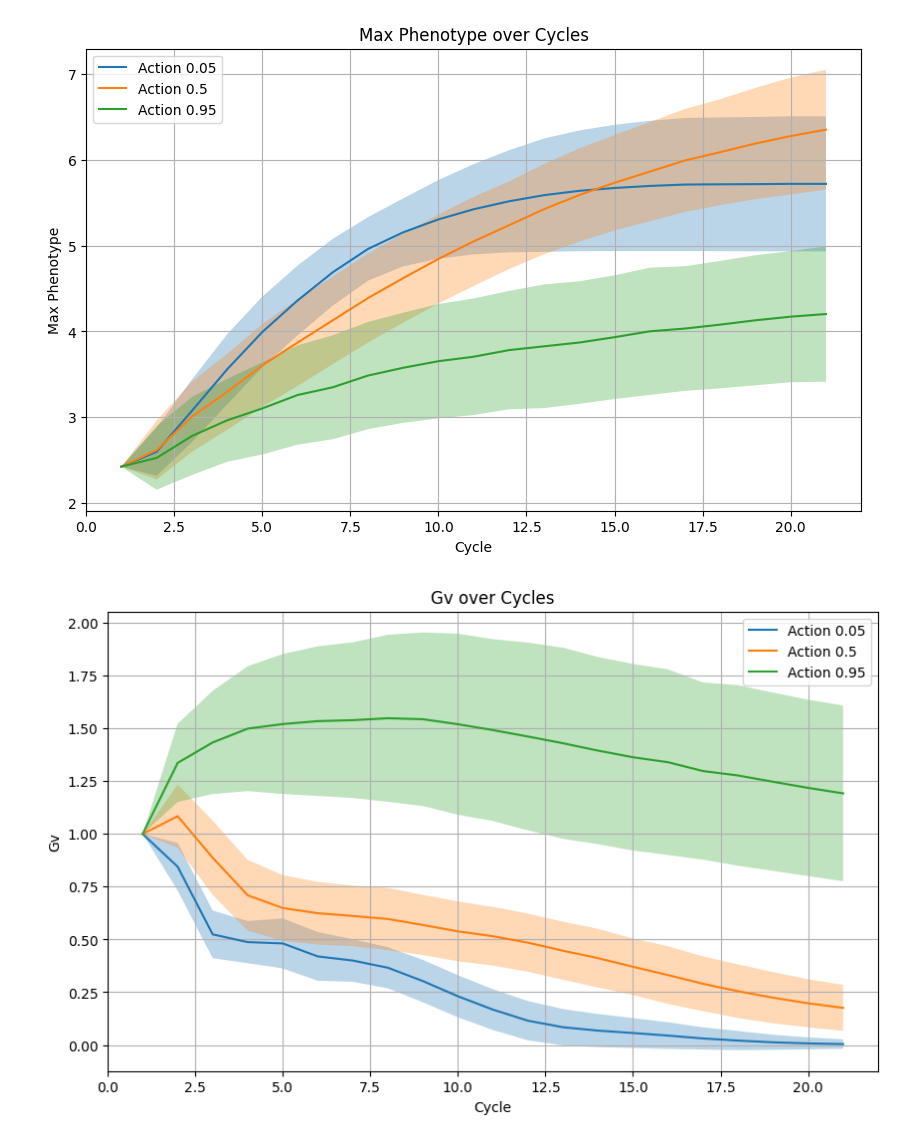
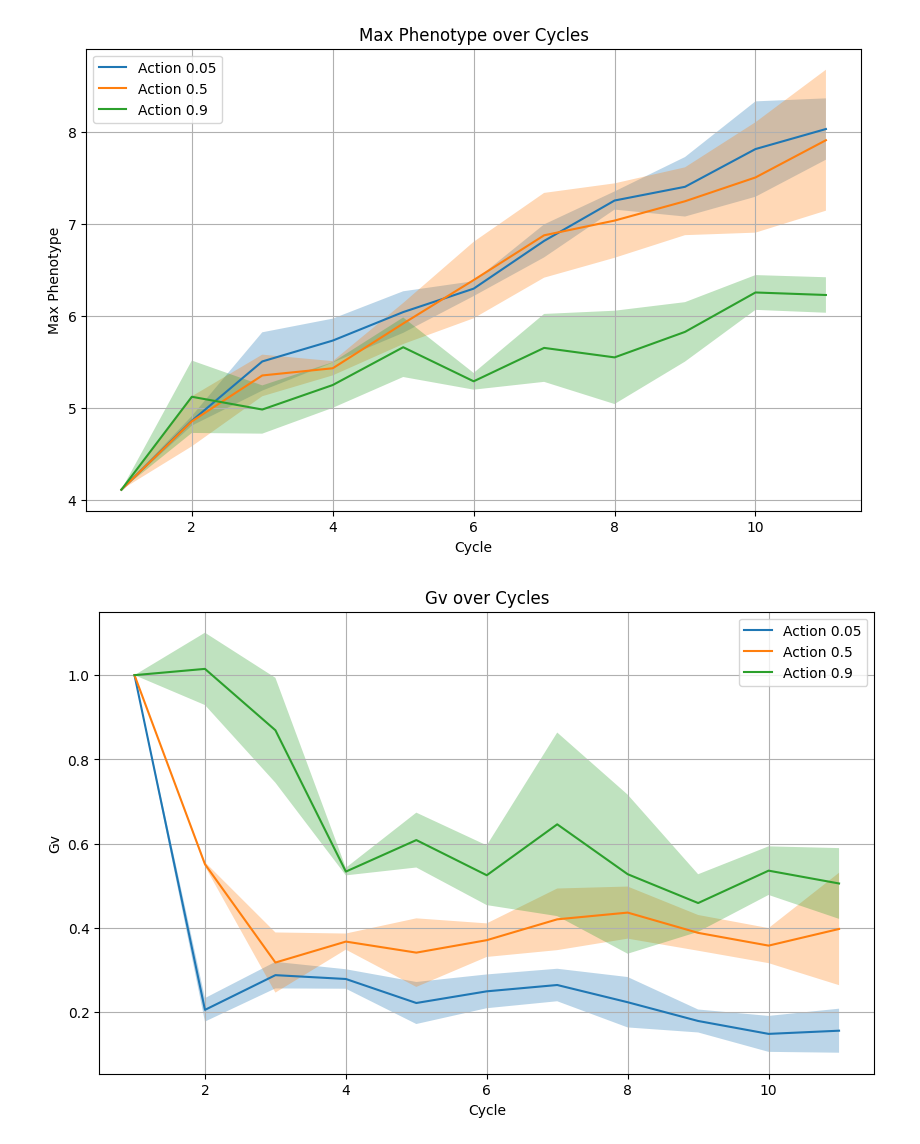
Before and after one commit to cjGO/ChewC, a Jupyter notebook: nbs/02_basicbudget.ipynb, the cells around one changed output. Saved outputs shown, nothing was run; the diff lists cells and outputs as text; code cells hidden in the pictures.

```diff
--- a/nbs/02_basicbudget.ipynb
+++ b/nbs/02_basicbudget.ipynb
@@ -569,13 +601,13 @@ def create_random_pop(G, pop_size, seed=None):
 
 # Example usage
 n_chr = 1
-n_parents = 10
-n_loci = 10
+n_parents = 5
+n_loci = 100
 founder_pop_size = 100
 h2 = 1
 reps = 1
-max_generations = 20
-seed = 42  # Choose any integer for your seed
+max_generations = 10
+seed = 422  # Choose any integer for your seed
 G = Genome(n_chr, n_loci, seed=seed)
 
 
@@ -589,8 +621,10 @@ founder_haplotypes = founder_haplotypes[random_parent_indicies,:,:]
 founder_haplotypes = founder_haplotypes[:,:,random_loci_indices]
 founder_haplotypes = torch.tensor(founder_haplotypes)
 founder_haplotypes = founder_haplotypes.unsqueeze(2)
+
+
 founder_pop = create_pop(G, founder_haplotypes)
-founder_pop = random_crosses(founder_pop.haplotypes,100)
+founder_pop = random_crosses(founder_pop.haplotypes,founder_pop_size)
 founder_pop = create_pop(G, founder_pop)
 
 
@@ -705,10 +734,11 @@ def plot_results(results, metric):
     plt.show()
 
 # Set up the environment and actions
-actions = [0.05, 0.5, 0.95]
-
+actions = [.05, .5, .9 ]
+actions = [map_value(x, -1, 1) for x in actions]
+print(actions)
 # Collect baselines
-results = collect_baselines(env, actions, repetitions=2000,cycles=SP.max_generations)
+results = collect_baselines(env, actions, repetitions=3,cycles=SP.max_generations)
 
 # Plot results
 plot_results(results, 'max_phenotype')
@@ -717,4 +764,4 @@ plot_results(results, 'gv')
-[figure, old version]
+[figure, new version]
-[figure, old version]
+[figure, new version]
 # %%
 
```
Also changed, not shown: parts of 9 cells of this notebook, 1 other file.
